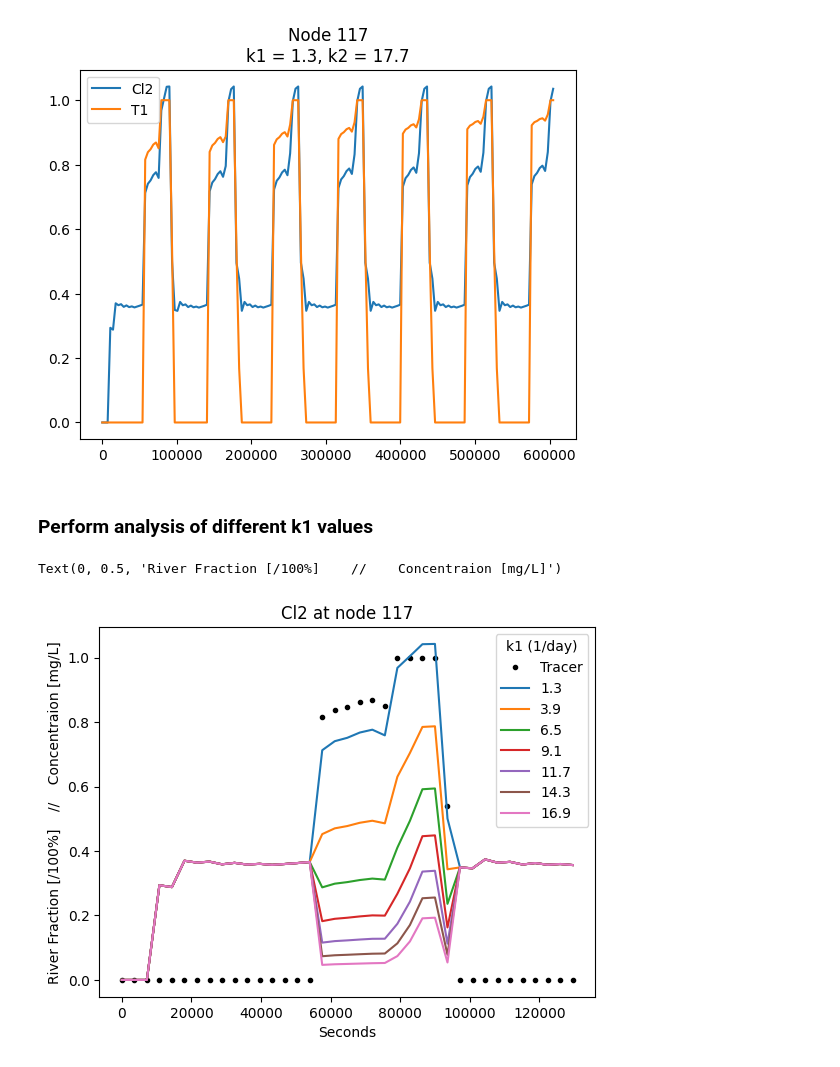
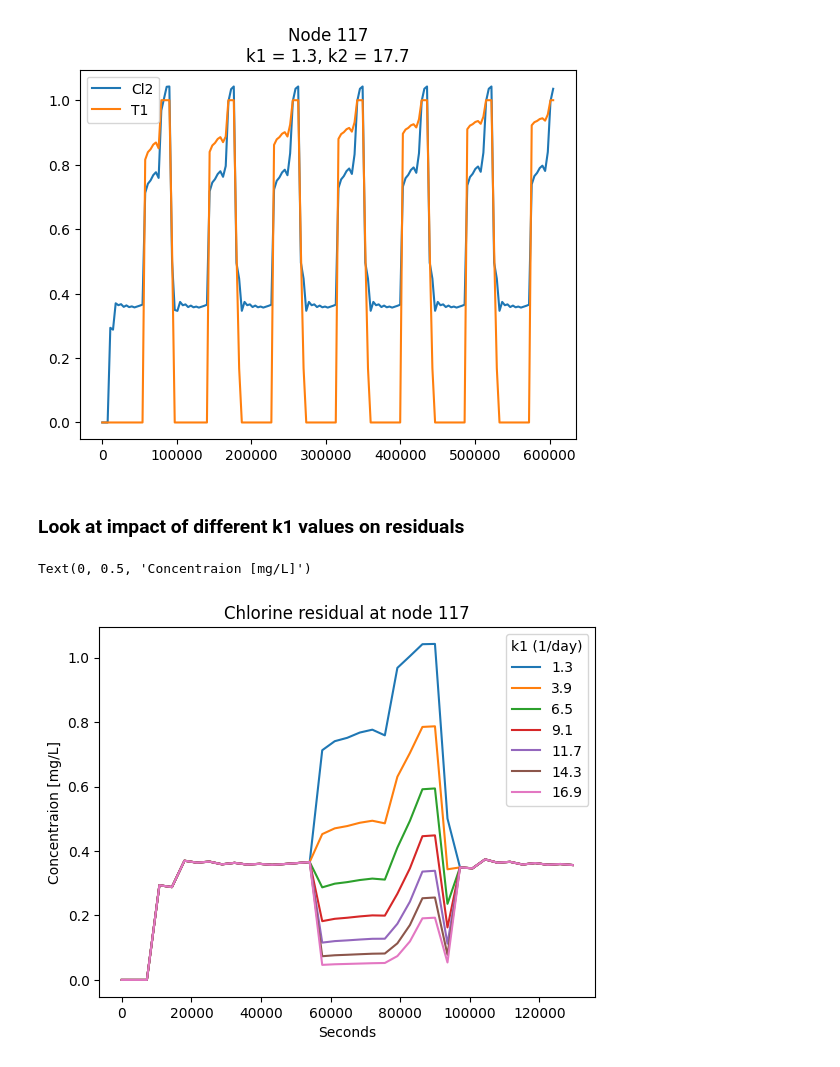
Before and after one commit to USEPA/WNTR, a Jupyter notebook: examples/demos/multisource-cl-decay.ipynb, the cells around one changed output. Drawn from its saved outputs; the diff is of its cells as text; code cells hidden in the pictures.

```diff
--- a/examples/demos/multisource-cl-decay.ipynb
+++ b/examples/demos/multisource-cl-decay.ipynb
@@ -28,5 +33,5 @@ wn.msx.options.timestep = 300
 # %%
-# Add the species
-wn.msx.add_species('T1','bulk',units='MG', note='Source 1 Tracer')
-wn.msx.add_species('CL2','bulk', units='MG', note='Free Chlorine')
+T1 = wn.msx.add_species('T1','bulk',units='MG', note='Source 1 Tracer')
+Cl2 = wn.msx.add_species('CL2','bulk', units='MG', note='Free Chlorine')
+pprint(repr(Cl2))
 # %% [output]
@@ -45,5 +46,5 @@ Constant(name='k2', value=17.7, units='1/day')
 # %%
-# Add the reactions
-wn.msx.add_reaction('T1', 'pipe', 'rate', '0')
-wn.msx.add_reaction('CL2', 'pipe', 'rate', '-(k1*T1 + k2*(1-T1))*CL2')
+rxn_T1 = wn.msx.add_reaction('T1', 'pipe', 'rate', '0')
+rxn_Cl2 = wn.msx.add_reaction('CL2', 'pipe', 'rate', '-(k1*T1 + k2*(1-T1))*CL2')
+pprint(repr(rxn_Cl2))
 # %% [output]
@@ -91,23 +104,24 @@ _=plt.legend(['Cl2', 'T1'])
 [figure]
 [figure]
 # %% [markdown]
-### Perform analysis of different k1 values
+### Look at impact of different k1 values on residuals
 # %%
 d_k1 = dict()
+k1 = wn.msx.reaction_system.constants['k1']
 for i in range(7):
     # Increase the reaction rate
-    newk = 1.3 + (2*i*1.3)
+    newk = 1.3 + i*2.6
     k1.value = newk
     resk = sim.run_sim()
     d_k1[newk] = resk
 # %%
-res.node["T1"].loc[0:3600*36, query].plot(style='k.')
+# res.node["T1"].loc[0:3600*36, query].plot(style='k.')
 for newk, resk in d_k1.items():
     resk.node["CL2"].loc[0:3600*36, query].plot()
-plt.legend(['Tracer', *["{:.1f}".format(k) for k in d_k1.keys()]], title="k1 (1/day)")
-plt.title("Cl2 at node {}".format(query))
+plt.legend(["{:.1f}".format(k) for k in d_k1.keys()], title="k1 (1/day)")
+plt.title("Chlorine residual at node {}".format(query))
 plt.xlabel('Seconds')
-plt.ylabel('River Fraction [/100%]    //    Concentraion [mg/L]')
+plt.ylabel('Concentraion [mg/L]')
 # %% [output]
-Text(0, 0.5, 'River Fraction [/100%]    //    Concentraion [mg/L]')
+Text(0, 0.5, 'Concentraion [mg/L]')
-[figure, old version]
+[figure, new version]
```
Also changed, not shown: parts of 20 cells of this notebook.
